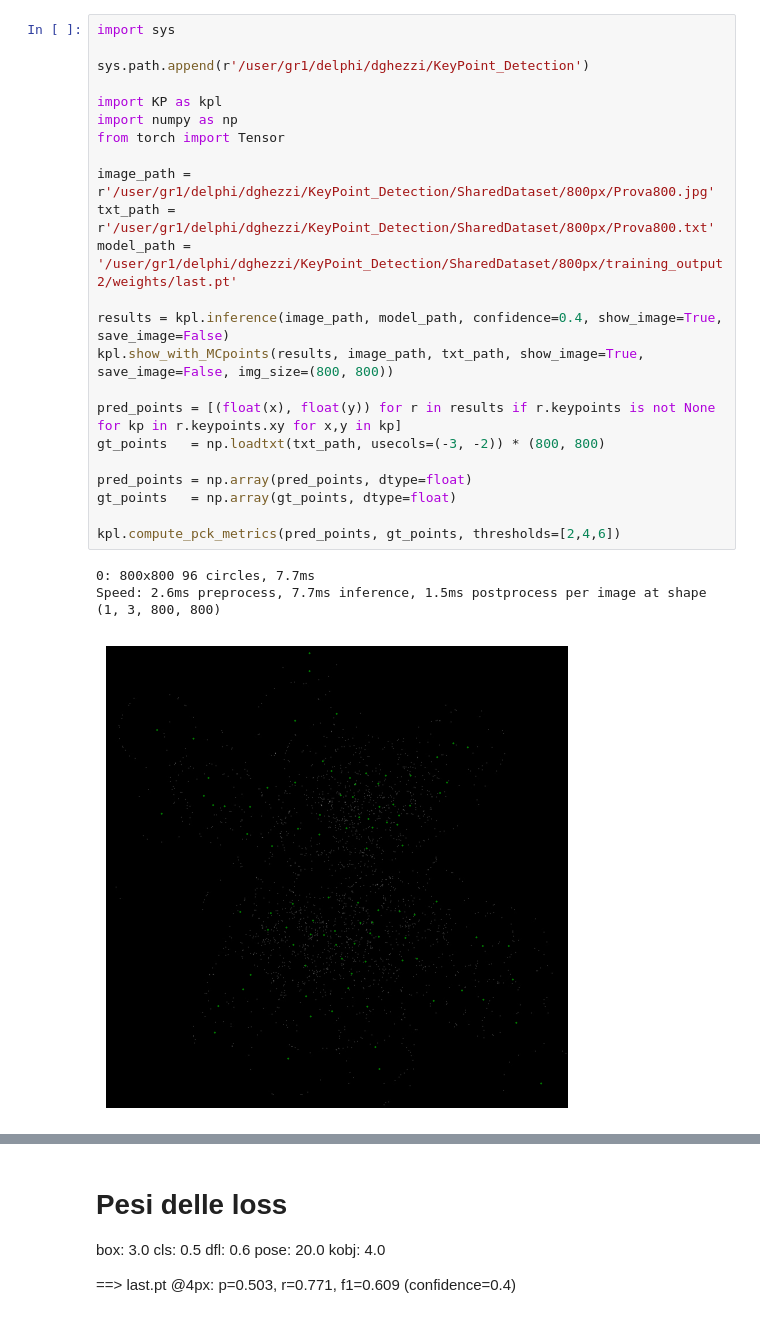
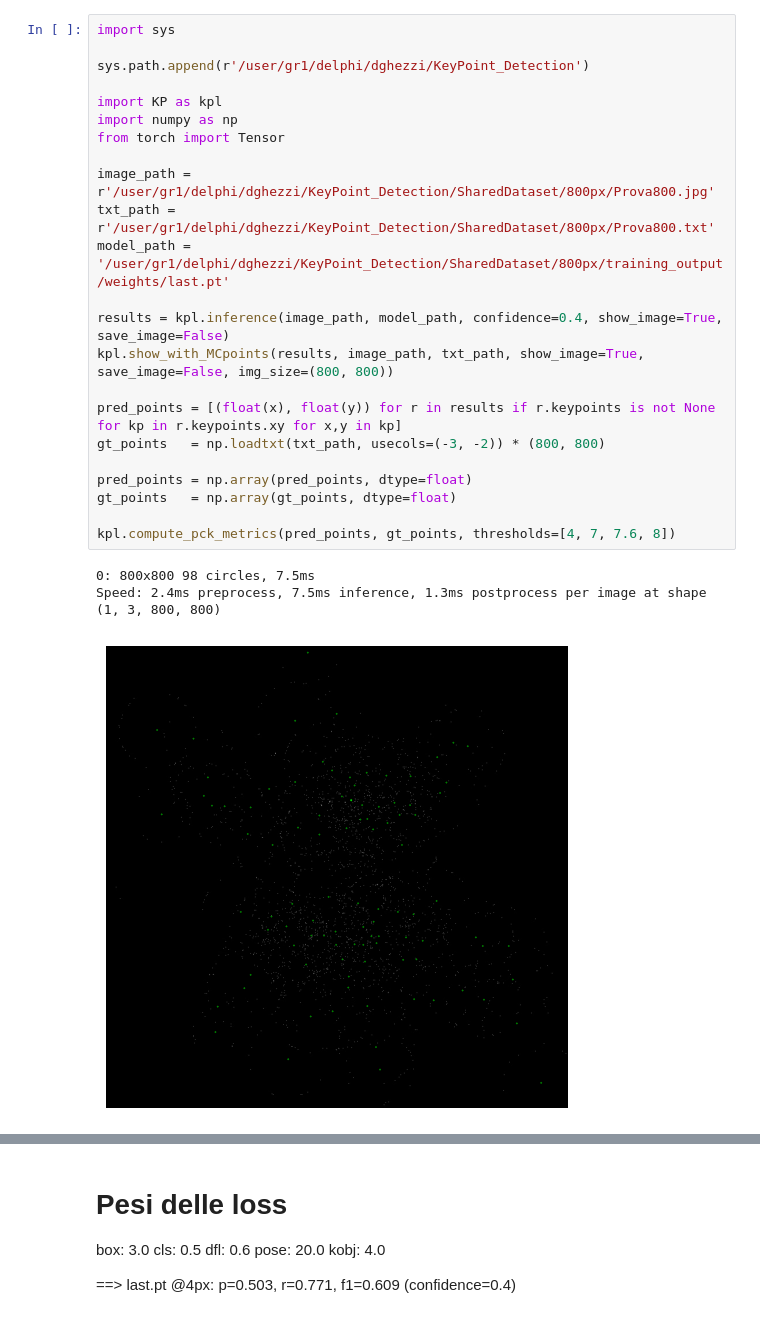
Before and after one commit to DanieleGhezzi25/A-Machine-Learning-Approach-for-Particle-Tracking-in-RICH-Detectors, a Jupyter notebook: KeyPoint_Detection/SharedDataset/800px/inference_YOLO800px.ipynb, the cells around one changed output, grey strips where cells are left out. Cells and saved outputs as stored; diff of their text form.

```diff
--- a/KeyPoint_Detection/SharedDataset/800px/inference_YOLO800px.ipynb
+++ b/KeyPoint_Detection/SharedDataset/800px/inference_YOLO800px.ipynb
@@ -1,27 +1,27 @@
 # %%
 import sys
 
 sys.path.append(r'/user/gr1/delphi/dghezzi/KeyPoint_Detection')
 
 import KP as kpl
 import numpy as np
 from torch import Tensor
 
 image_path = r'/user/gr1/delphi/dghezzi/KeyPoint_Detection/SharedDataset/800px/Prova800.jpg'
 txt_path = r'/user/gr1/delphi/dghezzi/KeyPoint_Detection/SharedDataset/800px/Prova800.txt'
-model_path = '/user/gr1/delphi/dghezzi/KeyPoint_Detection/SharedDataset/800px/training_output2/weights/last.pt'
+model_path = '/user/gr1/delphi/dghezzi/KeyPoint_Detection/SharedDataset/800px/training_output/weights/last.pt'
 
 results = kpl.inference(image_path, model_path, confidence=0.4, show_image=True, save_image=False)
 kpl.show_with_MCpoints(results, image_path, txt_path, show_image=True, save_image=False, img_size=(800, 800))
 
 pred_points = [(float(x), float(y)) for r in results if r.keypoints is not None for kp in r.keypoints.xy for x,y in kp]
 gt_points   = np.loadtxt(txt_path, usecols=(-3, -2)) * (800, 800)
 
 pred_points = np.array(pred_points, dtype=float)
 gt_points   = np.array(gt_points, dtype=float)
 
-kpl.compute_pck_metrics(pred_points, gt_points, thresholds=[2,4,6])
+kpl.compute_pck_metrics(pred_points, gt_points, thresholds=[4, 7, 7.6, 8])
 # %% [output]
-0: 800x800 96 circles, 7.7ms
-Speed: 2.6ms preprocess, 7.7ms inference, 1.5ms postprocess per image at shape (1, 3, 800, 800)
+0: 800x800 98 circles, 7.5ms
+Speed: 2.4ms preprocess, 7.5ms inference, 1.3ms postprocess per image at shape (1, 3, 800, 800)
-[figure, old version]
+[figure, new version]
```
Also changed, not shown: parts of 2 cells of this notebook, 9 other files.
